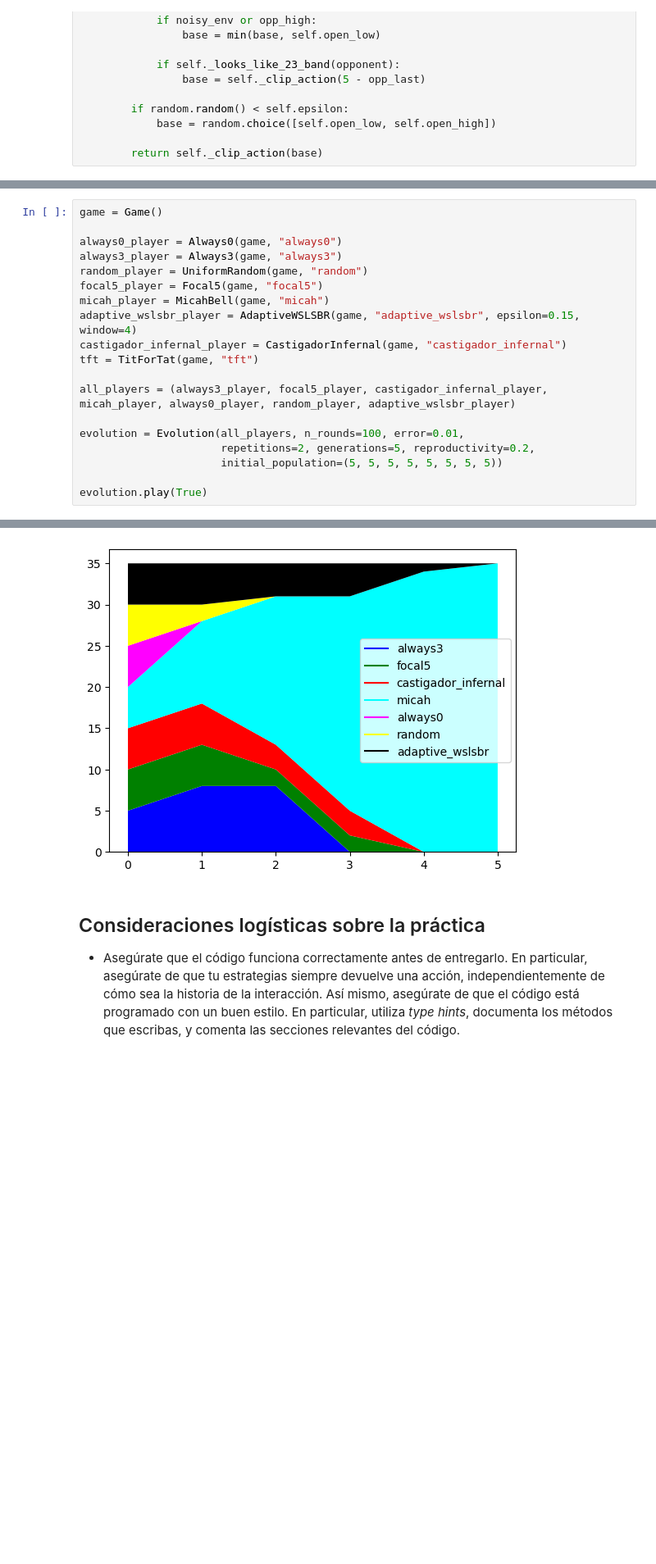
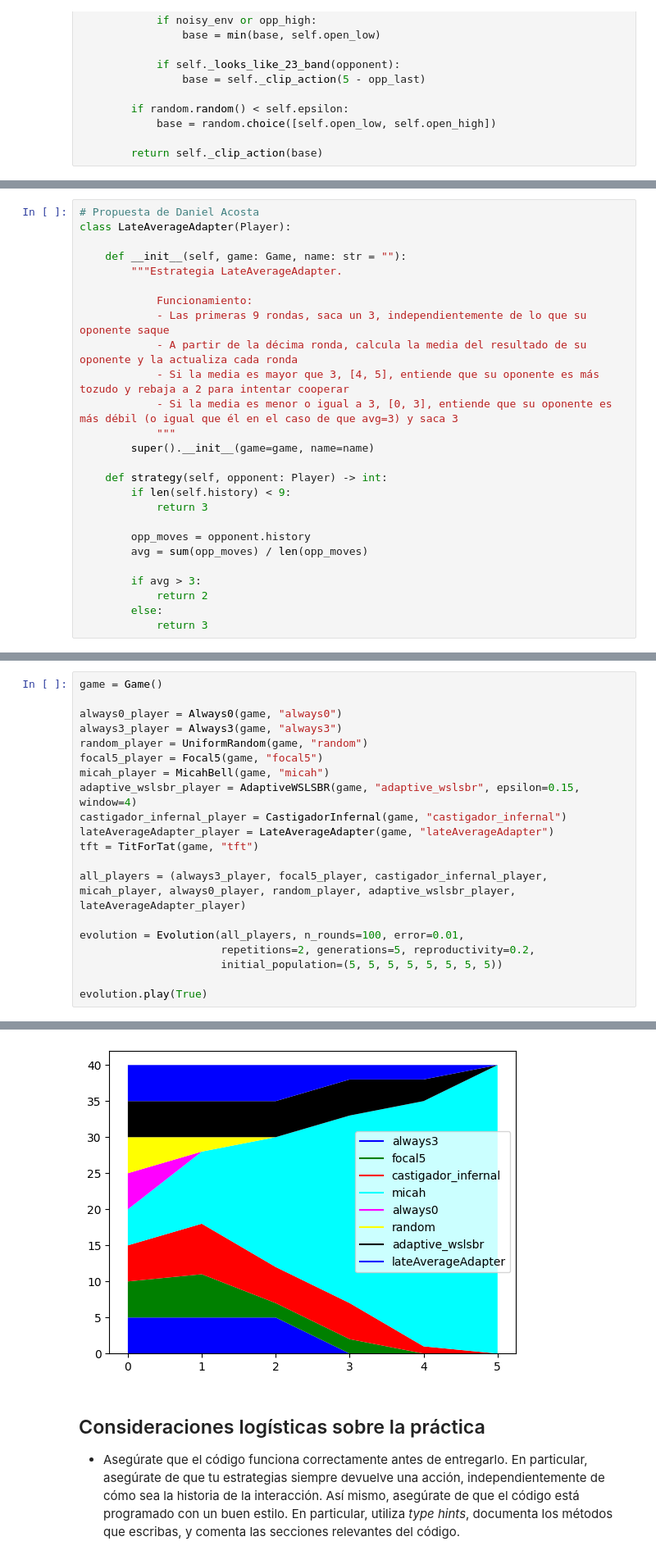
Before and after one commit to kzzazzk/jcma-opt, a Jupyter notebook: practica1.ipynb, the cells around one changed output, grey strips where cells are left out. Shown at 82% size. Drawn from its saved outputs; the diff is of its cells as text; blank space fills up the shorter version.

Commit message:
LateAverageAdapter Strategy

```diff
--- a/practica1.ipynb
+++ b/practica1.ipynb
@@ -1346,3 +1346,29 @@ Acumulated total score: (20.0, 30.0)
+# %%
+# Propuesta de Daniel Acosta
+class LateAverageAdapter(Player):
+
+    def __init__(self, game: Game, name: str = ""):
+        """Estrategia LateAverageAdapter.
+
+            Funcionamiento:
+            - Las primeras 9 rondas, saca un 3, independientemente de lo que su oponente saque
+            - A partir de la décima ronda, calcula la media del resultado de su oponente y la actualiza cada ronda
+            - Si la media es mayor que 3, [4, 5], entiende que su oponente es más tozudo y rebaja a 2 para intentar cooperar
+            - Si la media es menor o igual a 3, [0, 3], entiende que su oponente es más débil (o igual que él en el caso de que avg=3) y saca 3
+            """
+        super().__init__(game=game, name=name)
+
+    def strategy(self, opponent: Player) -> int:
+        if len(self.history) < 9:
+            return 3
+
+        opp_moves = opponent.history
+        avg = sum(opp_moves) / len(opp_moves)
+
+        if avg > 3:
+            return 2
+        else:
+            return 3
 # %%
 participants = (
                 MicahBell(game, "micah"),
@@ -1371,9 +1398,10 @@ focal5_player = Focal5(game, "focal5")
 micah_player = MicahBell(game, "micah")
 adaptive_wslsbr_player = AdaptiveWSLSBR(game, "adaptive_wslsbr", epsilon=0.15, window=4)
 castigador_infernal_player = CastigadorInfernal(game, "castigador_infernal")
+lateAverageAdapter_player = LateAverageAdapter(game, "lateAverageAdapter")
 tft = TitForTat(game, "tft")
 
-all_players = (always3_player, focal5_player, castigador_infernal_player, micah_player, always0_player, random_player, adaptive_wslsbr_player)
+all_players = (always3_player, focal5_player, castigador_infernal_player, micah_player, always0_player, random_player, adaptive_wslsbr_player, lateAverageAdapter_player)
 
 evolution = Evolution(all_players, n_rounds=100, error=0.01,
                       repetitions=2, generations=5, reproductivity=0.2,
@@ -1401,4 +1429,4 @@ Strategy adaptive_wslsbr: 0 individuals
-[figure, old version]
+[figure, new version]
 # %% [markdown]
 ## Consideraciones logísticas sobre la práctica
 - Asegúrate que el código funciona correctamente antes de entregarlo. En particular, asegúrate de que tu estrategias siempre devuelve una acción, independientemente de cómo sea la historia de la interacción. Así mismo, asegúrate de que el código está programado con un buen estilo.
```
Also changed, not shown: parts of 8 cells of this notebook.
